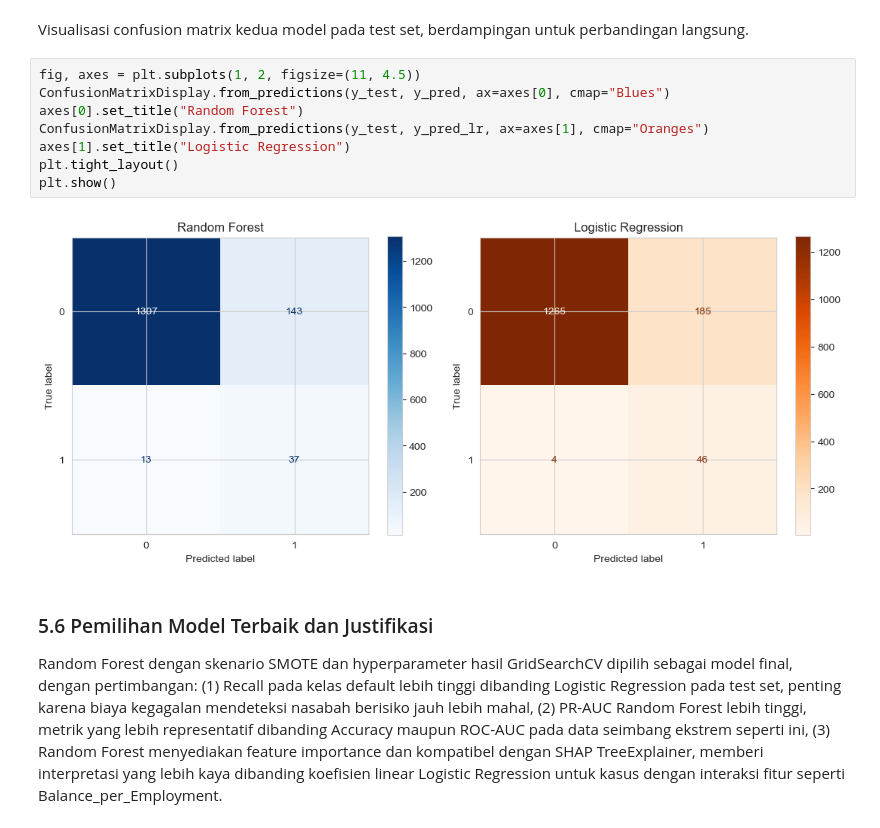
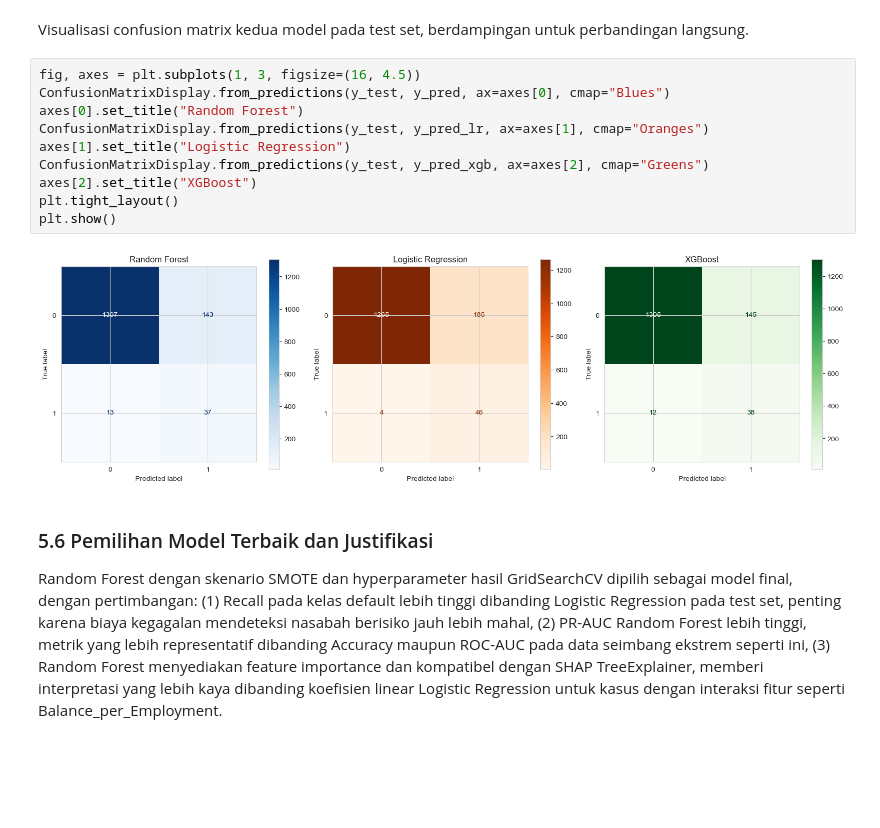
Before and after one commit to dandyii/Aplikasi_PM_UAS_KlasifikasiGagalBayar, a Jupyter notebook: Eksperimen_Klasifikasi_Risiko_Gagal_Bayar.ipynb, the cells around one changed output. Drawn from its saved outputs; the diff is of its cells as text; blank space fills up the shorter version.

```diff
--- a/Eksperimen_Klasifikasi_Risiko_Gagal_Bayar.ipynb
+++ b/Eksperimen_Klasifikasi_Risiko_Gagal_Bayar.ipynb
@@ -790,15 +797,17 @@ comparison_df.style.background_gradient(subset=["F1-Score (kelas 1)", "ROC-AUC",
 # %% [markdown]
 Visualisasi confusion matrix kedua model pada test set, berdampingan untuk perbandingan langsung.
 # %%
-fig, axes = plt.subplots(1, 2, figsize=(11, 4.5))
+fig, axes = plt.subplots(1, 3, figsize=(16, 4.5))
 ConfusionMatrixDisplay.from_predictions(y_test, y_pred, ax=axes[0], cmap="Blues")
 axes[0].set_title("Random Forest")
 ConfusionMatrixDisplay.from_predictions(y_test, y_pred_lr, ax=axes[1], cmap="Oranges")
 axes[1].set_title("Logistic Regression")
+ConfusionMatrixDisplay.from_predictions(y_test, y_pred_xgb, ax=axes[2], cmap="Greens")
+axes[2].set_title("XGBoost")
 plt.tight_layout()
 plt.show()
 # %% [output]
-[figure, old version]
+[figure, new version]
 # %% [markdown]
 ### 5.6 Pemilihan Model Terbaik dan Justifikasi
 
```
Also changed, not shown: parts of 2 cells of this notebook.
